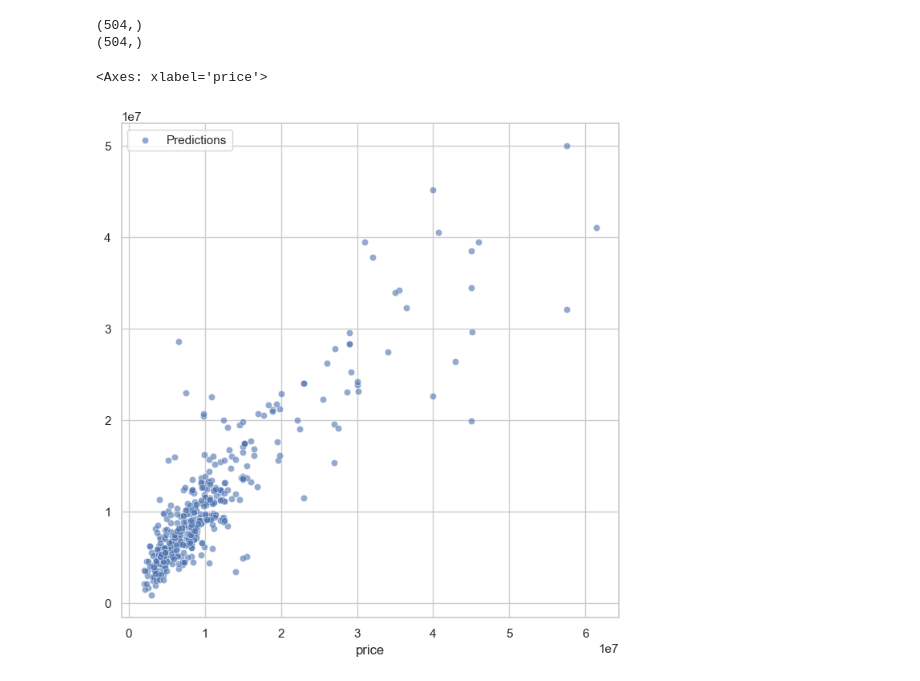
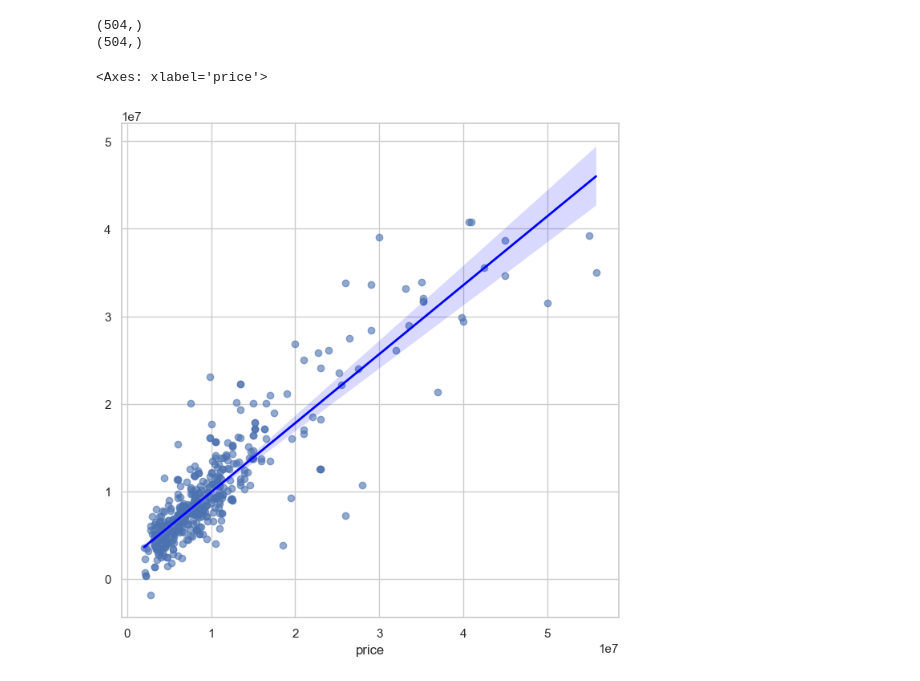
Before and after one commit to AntonioKolosov/machine-learning, a Jupyter notebook: linear-regression/updated-example.ipynb, the cells around one changed output. Saved outputs shown, nothing was run; the diff lists cells and outputs as text; code cells hidden in the pictures.

```diff
--- a/linear-regression/updated-example.ipynb
+++ b/linear-regression/updated-example.ipynb
@@ -69,12 +69,12 @@ print(y_pred.shape)
 # %%
 sns.set_theme(style="whitegrid")
 
 plt.figure(figsize=(8, 8))
 
-sns.scatterplot(x=y_test, y=y_pred, alpha=0.6, label='Predictions')
+sns.regplot(x=y_test, y=y_pred, scatter_kws={'alpha':0.6}, line_kws={'color':'blue', 'linewidth':2})
 # %% [output]
 <Axes: xlabel='price'>
-[figure, old version]
+[figure, new version]
 # %%
 lims = [
     np.min([y_test.min(), y_pred.min()]),
```
Also changed, not shown: parts of 4 cells of this notebook.
